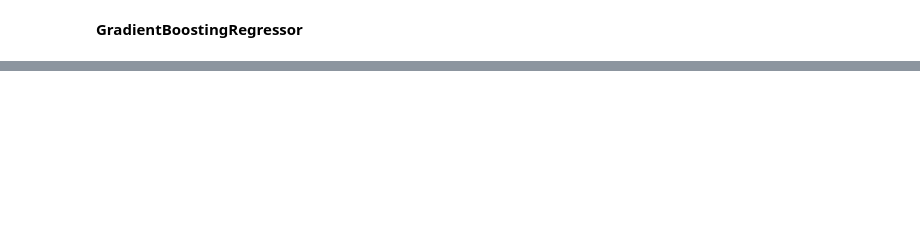
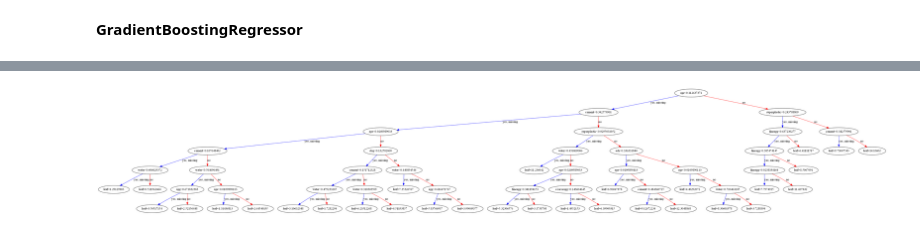
Before and after one commit to pcopley/uta-aiml, a Jupyter notebook: 04 Feature Selection, Model Selection, and Tuning/03 Project/Feature Selection Project.ipynb, the cells around one changed output, grey strips where cells are left out. Saved outputs shown, nothing was run; the diff lists cells and outputs as text; code cells hidden in the pictures; blank space fills up the shorter version.

```diff
--- a/04 Feature Selection, Model Selection, and Tuning/03 Project/Feature Selection Project.ipynb
+++ b/04 Feature Selection, Model Selection, and Tuning/03 Project/Feature Selection Project.ipynb
@@ -762,0 +994,8 @@ gbr.score(x_test, y_test)
+# %%
+from xgboost import plot_tree
+
+plot_tree(xgb, num_trees=1)
+fig = plt.gcf()
+fig.set_size_inches(75,75);
+# %% [output]
+[figure, added]
```
Also changed, not shown: parts of 56 cells of this notebook.
